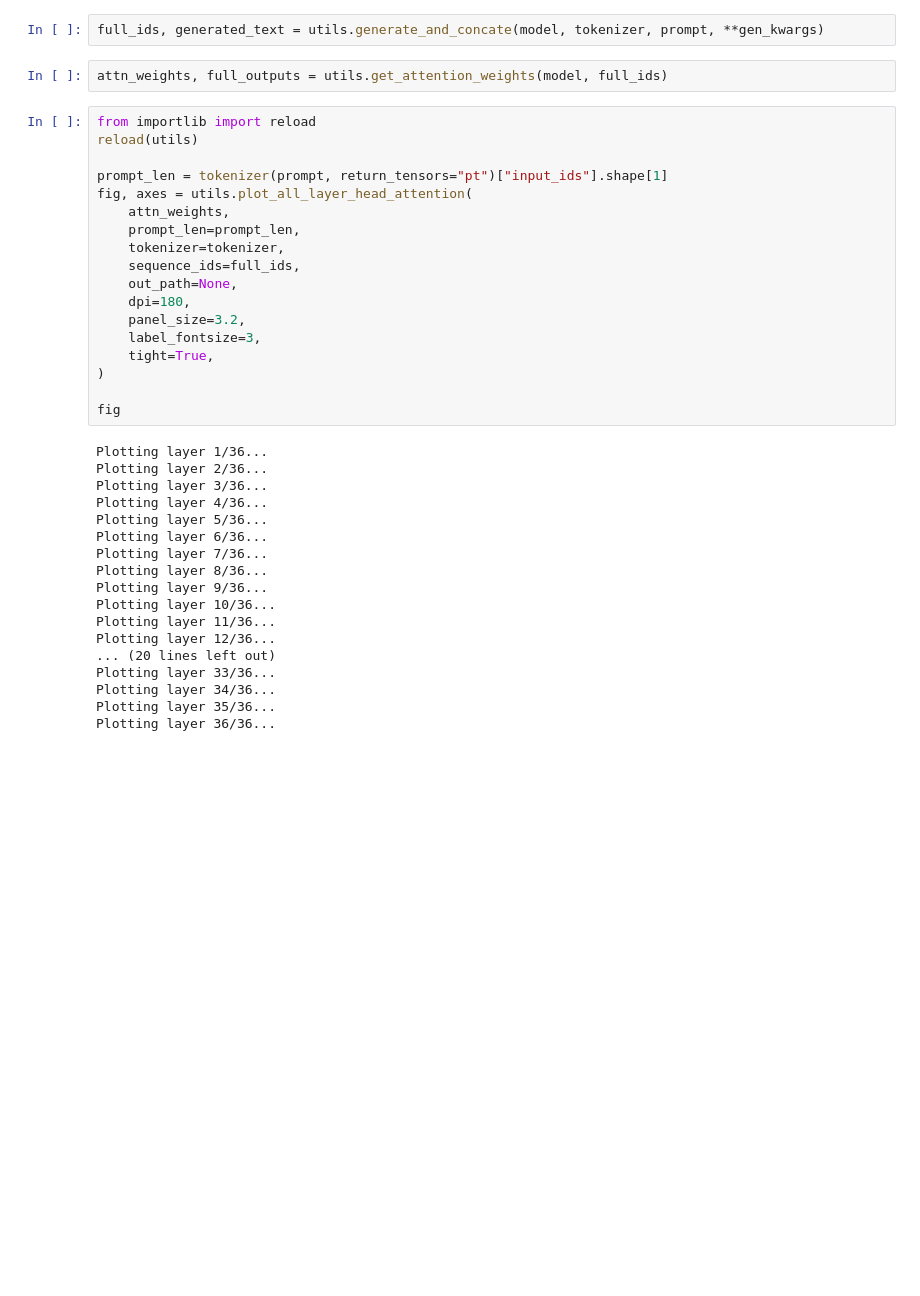
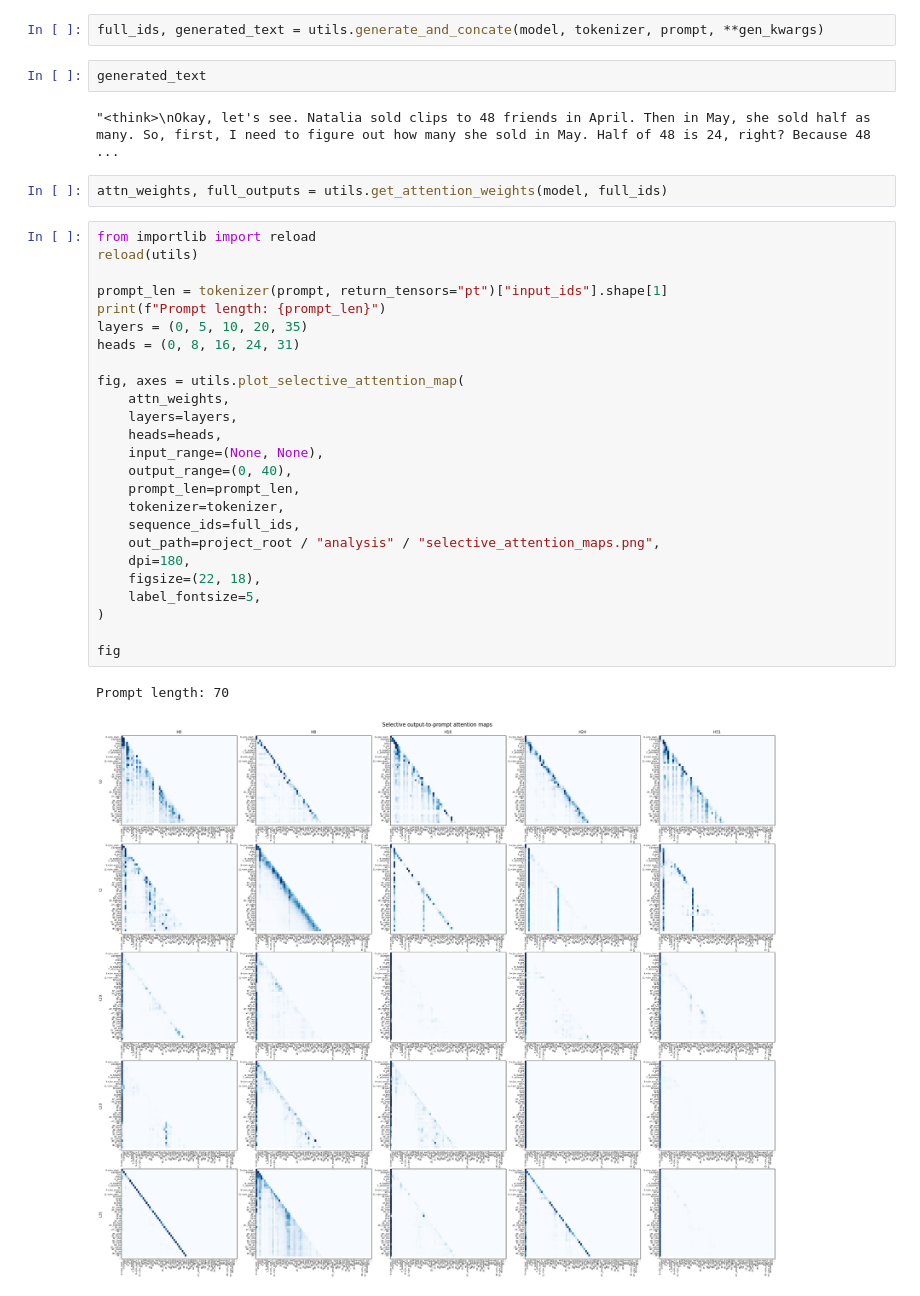
Before and after one commit to Lhhiep-maxcode/traffic-hope-network, a Jupyter notebook: analysis/attn_behavior.ipynb, the cells around one changed output. Saved outputs shown, nothing was run; the diff lists cells and outputs as text; blank space fills up the shorter version.

```diff
--- a/analysis/attn_behavior.ipynb
+++ b/analysis/attn_behavior.ipynb
@@ -70,41 +70,37 @@ prompt = r"Natalia sold clips to 48 of her friends in April, and then she sold h
 prompt = utils.build_prompt(tokenizer, "", prompt, False, True)
 # %%
 full_ids, generated_text = utils.generate_and_concate(model, tokenizer, prompt, **gen_kwargs)
+# %%
+generated_text
+# %% [output]
+"<think>\nOkay, let's see. Natalia sold clips to 48 friends in April. Then in May, she sold half as many. So, first, I need to figure out how many she sold in May. Half of 48 is 24, right? Because 48  ...
 # %%
 attn_weights, full_outputs = utils.get_attention_weights(model, full_ids)
 # %%
 from importlib import reload
 reload(utils)
 
 prompt_len = tokenizer(prompt, return_tensors="pt")["input_ids"].shape[1]
-fig, axes = utils.plot_all_layer_head_attention(
+print(f"Prompt length: {prompt_len}")
+layers = (0, 5, 10, 20, 35)
+heads = (0, 8, 16, 24, 31)
+
+fig, axes = utils.plot_selective_attention_map(
     attn_weights,
+    layers=layers,
+    heads=heads,
+    input_range=(None, None),
+    output_range=(0, 40),
     prompt_len=prompt_len,
     tokenizer=tokenizer,
     sequence_ids=full_ids,
-    out_path=None,
+    out_path=project_root / "analysis" / "selective_attention_maps.png",
     dpi=180,
-    panel_size=3.2,
-    label_fontsize=3,
-    tight=True,
+    figsize=(22, 18),
+    label_fontsize=5,
 )
 
 fig
 # %% [output]
-Plotting layer 1/36...
-Plotting layer 2/36...
-Plotting layer 3/36...
-Plotting layer 4/36...
-Plotting layer 5/36...
-Plotting layer 6/36...
-Plotting layer 7/36...
-Plotting layer 8/36...
-Plotting layer 9/36...
-Plotting layer 10/36...
-Plotting layer 11/36...
-Plotting layer 12/36...
-... (20 lines left out)
-Plotting layer 33/36...
-Plotting layer 34/36...
-Plotting layer 35/36...
-Plotting layer 36/36...
+Prompt length: 70
+[figure, added]
```
Also changed, not shown: parts of 5 cells of this notebook, 3 other files.
